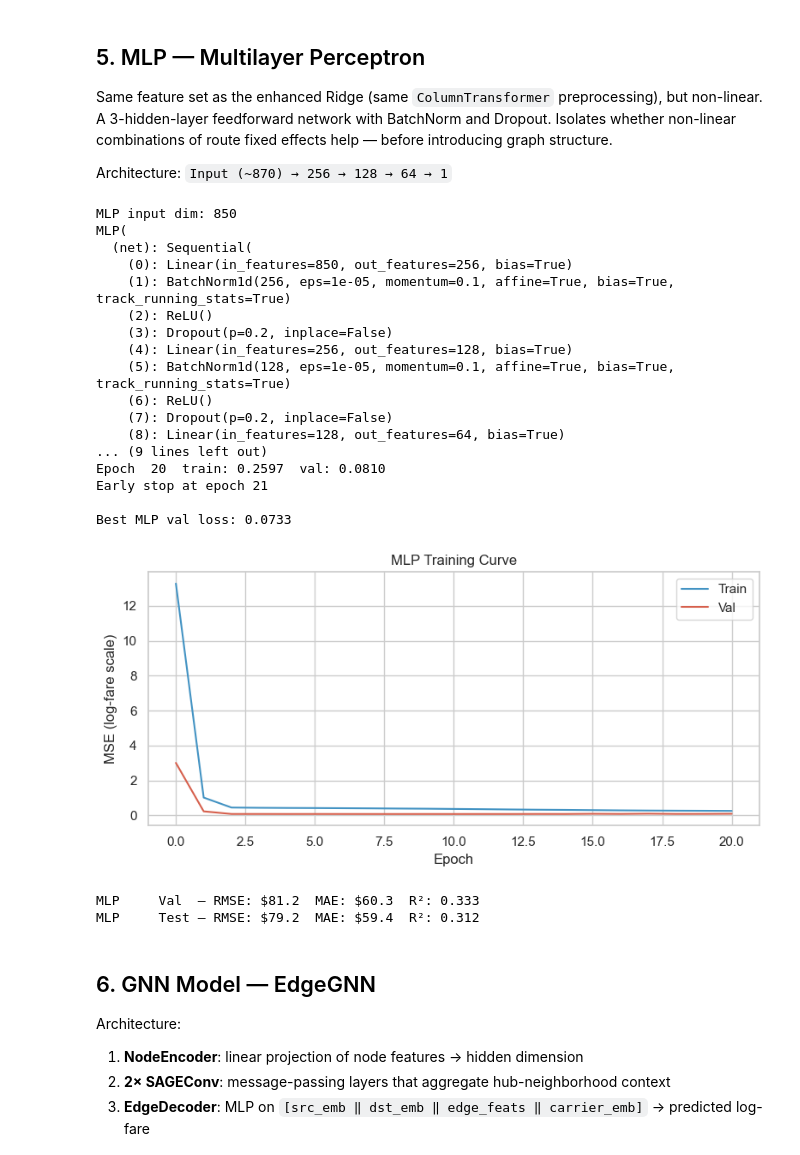
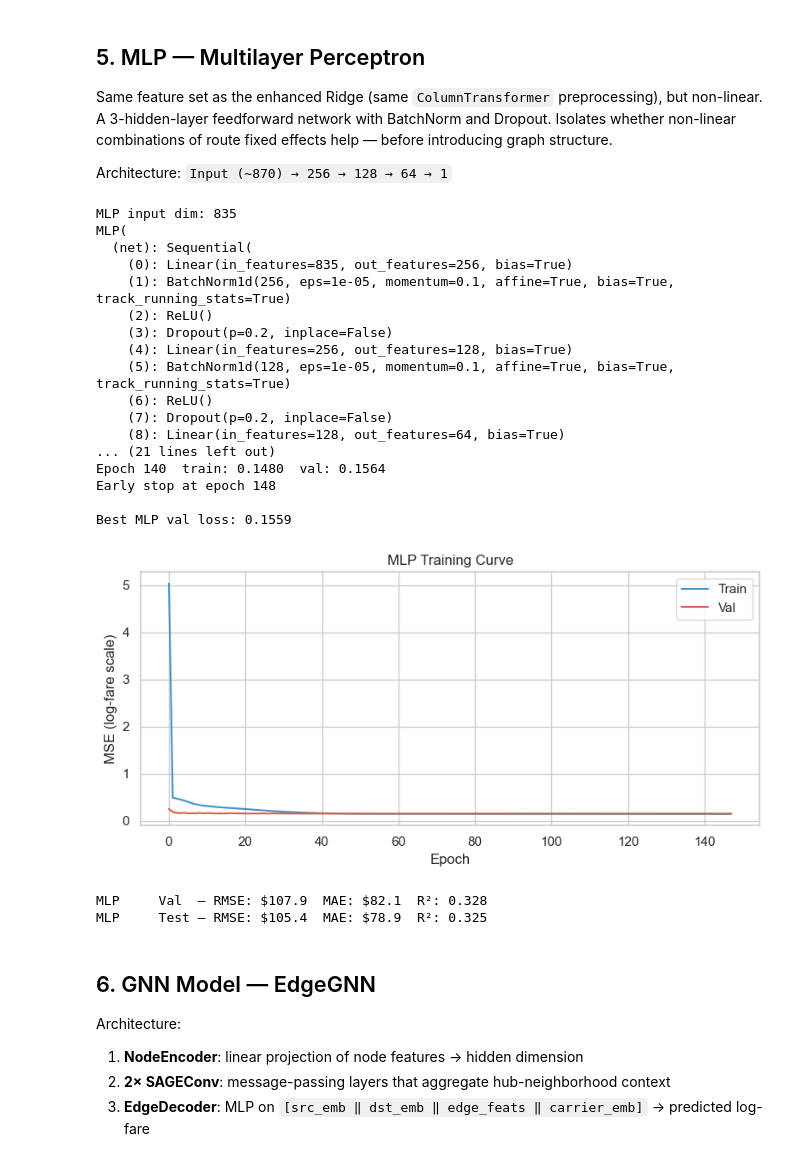
Before and after one commit to normangw/6600-neural-networks, a Jupyter notebook: technical-details/neural-networks/main.ipynb, the cells around one changed output. Drawn from its saved outputs; the diff is of its cells as text; code cells hidden in the pictures.

```diff
--- a/technical-details/neural-networks/main.ipynb
+++ b/technical-details/neural-networks/main.ipynb
@@ -44,34 +44,20 @@ df = pd.read_csv(DATA_PATH, low_memory=False)
 print(f"Raw:  {len(df):,} rows")
 
 # Quality filters:
-#   BULK_FARE == 0        — exclude employee/contract fares
-#   MARKET_FARE >= 20     — exclude data-entry errors and near-zero fares
-#   fare/mile  >= 0.02    — exclude implausibly cheap long-haul tickets
-#   MKT_GEO_TYPE == 2     — domestic contiguous US only
+#   BULK_FARE == 0              — exclude employee/contract fares
+#   MARKET_FARE >= 20           — exclude data-entry errors and near-zero fares
+#   fare/mile  >= 0.02          — exclude implausibly cheap long-haul tickets
+#   MKT_GEO_TYPE == 2           — domestic contiguous US only
 df = df[
     (df['BULK_FARE'] == 0) &
-    (df['MARKET_FARE'] >= 20) &
-    (df['MARKET_FARE'] / df['NONSTOP_MILES'] >= 0.02) &
     (df['MKT_GEO_TYPE'] == 2)
 ].copy()
 print(f"After filters: {len(df):,} rows ({len(df)/32_520_273:.1%} retained)")
 
-# Aggregate: one row per (route, quarter, carrier pair)
-# REPORTING_CARRIER included so the enhanced Ridge and MLP can use it as a dummy
-agg = (
-    df.groupby(['ORIGIN', 'DEST', 'YEAR', 'QUARTER', 'TICKET_CARRIER', 'REPORTING_CARRIER'])
-    .agg(
-        MARKET_FARE    =('MARKET_FARE',     'mean'),
-        MARKET_DISTANCE=('MARKET_DISTANCE', 'mean'),
-        NONSTOP_MILES  =('NONSTOP_MILES',   'mean'),
-        ORIGIN_LAT     =('ORIGIN_LAT',      'first'),
-        ORIGIN_LON     =('ORIGIN_LON',      'first'),
-        DEST_LAT       =('DEST_LAT',        'first'),
-        DEST_LON       =('DEST_LON',        'first'),
-    )
-    .reset_index()
-)
-print(f"Aggregated: {len(agg):,} route-quarter-carrier combinations")
+# 10% stratified sample by ORIGIN — keeps graph connected (all hub airports represented)
+# No aggregation: raw ticket rows preserve fare variance that GNN/GAT learn from
+agg = df.groupby('ORIGIN').sample(frac=0.10, random_state=42).reset_index(drop=True)
+print(f"Sample: {len(agg):,} rows")
 agg.head()
 # %% [output]
 Raw:  25,072,315 rows
@@ -190,10 +200,9 @@ def eval_dollars(y_true_log, y_pred_log):
     r2   = r2_score(y_true_log, y_pred_log)
     return rmse, mae, r2
 
-# Features: numeric (log_distance, sin_q, cos_q, YEAR) +
-#           one-hot dummies (TICKET_CARRIER, REPORTING_CARRIER, ORIGIN, DEST)
-# ORIGIN and DEST add ~800 binary columns — Ridge regularisation handles the high dimensionality
-X_cols = ['log_distance', 'sin_q', 'cos_q', 'YEAR',
+# Features: numeric (log_distance, sin_q, cos_q, YEAR, PASSENGERS) +
+#           OHE dummies (TICKET_CARRIER, REPORTING_CARRIER, ORIGIN, DEST)
+X_cols = ['log_distance', 'sin_q', 'cos_q', 'YEAR', 'PASSENGERS',
           'TICKET_CARRIER', 'REPORTING_CARRIER', 'ORIGIN', 'DEST']
 X = agg[X_cols].copy()
 y_np = agg['log_fare'].values
@@ -204,7 +213,7 @@ X_test,  y_test  = X[test_mask],  y_np[test_mask]
 
 preprocessor = ColumnTransformer([
     ('num', StandardScaler(),
-     ['log_distance', 'sin_q', 'cos_q', 'YEAR']),
+     ['log_distance', 'sin_q', 'cos_q', 'YEAR', 'PASSENGERS']),
     ('cat', OneHotEncoder(handle_unknown='ignore', sparse_output=False),
      ['TICKET_CARRIER', 'REPORTING_CARRIER', 'ORIGIN', 'DEST']),
 ])
@@ -229,7 +238,7 @@ Same feature set as the enhanced Ridge (same `ColumnTransformer` preprocessing),
 Architecture: `Input (~870) → 256 → 128 → 64 → 1`
 # %%
 # ── Preprocess with the same pipeline as Ridge ────────────────────────────────
-# Reuse the fitted preprocessor so features are identical
+# Reuse the fitted preprocessor so features are identical (OHE + numeric including PASSENGERS)
 X_train_np = preprocessor.transform(X_train).astype(np.float32)
 X_val_np   = preprocessor.transform(X_val).astype(np.float32)
 X_test_np  = preprocessor.transform(X_test).astype(np.float32)
@@ -274,9 +283,9 @@ y_va_d = y_va_t.to(mlp_device)
 
 mlp_train_losses, mlp_val_losses = [], []
 best_mlp_val, best_mlp_state, mlp_patience_ctr = float('inf'), None, 0
-PATIENCE = 10
+PATIENCE = 100
 
-for epoch in range(1, 101):
+for epoch in range(1, 501):
     mlp_model.train()
     epoch_loss = 0.0
     for xb, yb in loader:
@@ -313,42 +322,42 @@ print(f"\nBest MLP val loss: {best_mlp_val:.4f}")
 
 fig, ax = plt.subplots(figsize=(8, 4))
 ax.plot(mlp_train_losses, label='Train', color='#4393c3')
 ax.plot(mlp_val_losses,   label='Val',   color='#d6604d')
 ax.set_xlabel('Epoch'); ax.set_ylabel('MSE (log-fare scale)')
 ax.set_title('MLP Training Curve'); ax.legend()
 plt.tight_layout(); plt.show()
 
 # ── Eval ──────────────────────────────────────────────────────────────────────
 mlp_model.eval()
 with torch.no_grad():
     mlp_val_pred  = mlp_model(X_va_t.to(mlp_device)).cpu().numpy()
     mlp_test_pred = mlp_model(X_te_t.to(mlp_device)).cpu().numpy()
 
 mlp_rmse_v, mlp_mae_v, mlp_r2_v = eval_dollars(y_val,  mlp_val_pred)
 mlp_rmse_t, mlp_mae_t, mlp_r2_t = eval_dollars(y_test, mlp_test_pred)
 print(f"MLP     Val  — RMSE: ${mlp_rmse_v:.1f}  MAE: ${mlp_mae_v:.1f}  R²: {mlp_r2_v:.3f}")
 print(f"MLP     Test — RMSE: ${mlp_rmse_t:.1f}  MAE: ${mlp_mae_t:.1f}  R²: {mlp_r2_t:.3f}")
 # %% [output]
-MLP input dim: 850
+MLP input dim: 835
 MLP(
   (net): Sequential(
-    (0): Linear(in_features=850, out_features=256, bias=True)
+    (0): Linear(in_features=835, out_features=256, bias=True)
     (1): BatchNorm1d(256, eps=1e-05, momentum=0.1, affine=True, bias=True, track_running_stats=True)
     (2): ReLU()
     (3): Dropout(p=0.2, inplace=False)
     (4): Linear(in_features=256, out_features=128, bias=True)
     (5): BatchNorm1d(128, eps=1e-05, momentum=0.1, affine=True, bias=True, track_running_stats=True)
     (6): ReLU()
     (7): Dropout(p=0.2, inplace=False)
     (8): Linear(in_features=128, out_features=64, bias=True)
-... (9 lines left out)
-Epoch  20  train: 0.2597  val: 0.0810
-Early stop at epoch 21
+... (21 lines left out)
+Epoch 140  train: 0.1480  val: 0.1564
+Early stop at epoch 148
 
-Best MLP val loss: 0.0733
+Best MLP val loss: 0.1559
-[figure, old version]
+[figure, new version]
-MLP     Val  — RMSE: $81.2  MAE: $60.3  R²: 0.333
-MLP     Test — RMSE: $79.2  MAE: $59.4  R²: 0.312
+MLP     Val  — RMSE: $107.9  MAE: $82.1  R²: 0.328
+MLP     Test — RMSE: $105.4  MAE: $78.9  R²: 0.325
 # %% [markdown]
 ## 6. GNN Model — EdgeGNN
 
```
Also changed, not shown: parts of 15 cells of this notebook.
